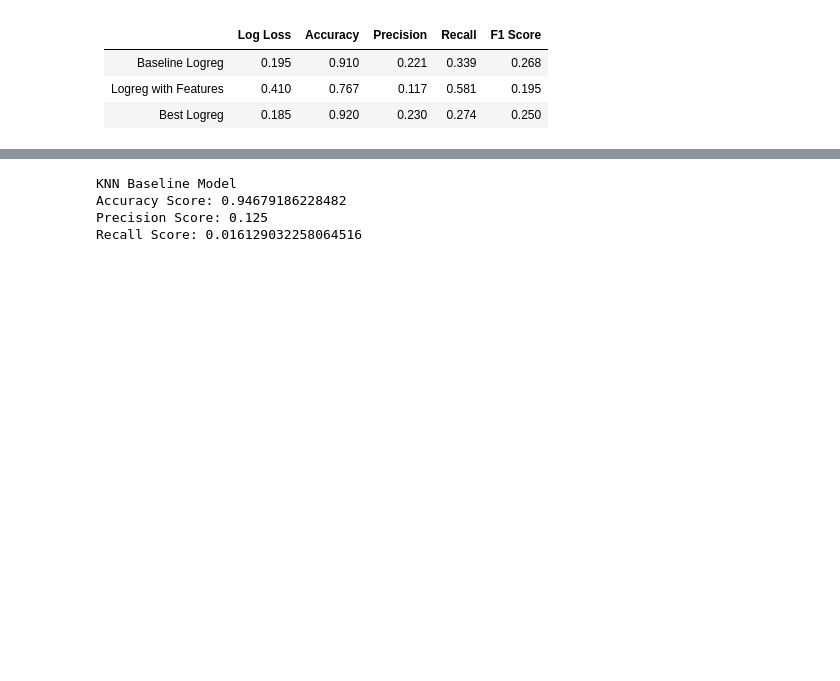
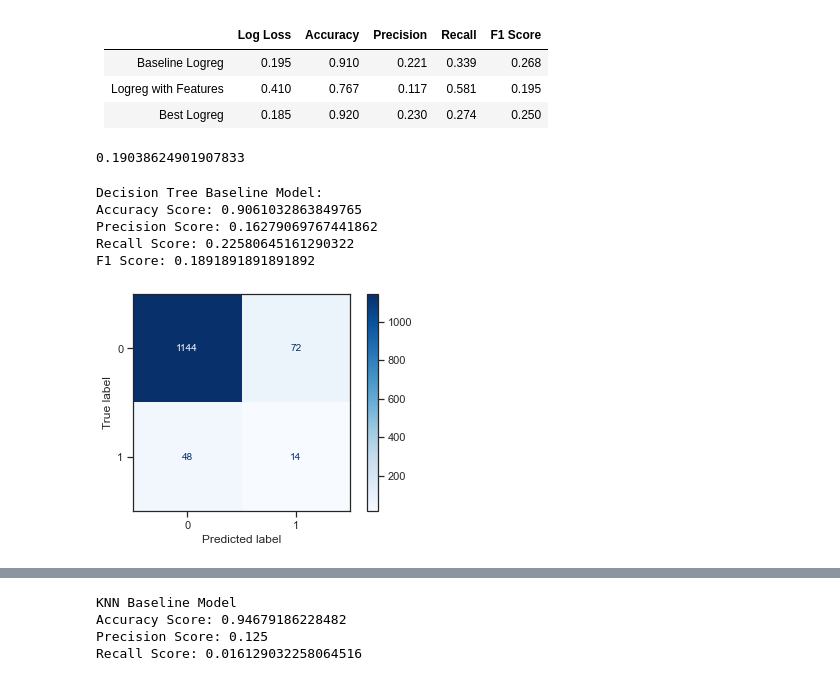
Before and after one commit to VolhaP87/Stroke_Prediction_Analysis, a Jupyter notebook: Stroke_prediction1.ipynb, the cells around one changed output, grey strips where cells are left out. Drawn from its saved outputs; the diff is of its cells as text; code cells hidden in the pictures; blank space fills up the shorter version.

Commit message:
decision tree model

```diff
--- a/Stroke_prediction1.ipynb
+++ b/Stroke_prediction1.ipynb
@@ -395,3 +395,29 @@ plot_confusion_matrix(logreg_best_model, X_test, y_test, cmap = plt.cm.Blues);
 | Baseline Logreg      | 0.195    | 0.910    | 0.221     | 0.339  | 0.268  |
 | Logreg with Features | 0.410    | 0.767    | 0.117     | 0.581  | 0.195  |
 | Best Logreg          | 0.185    | 0.920    | 0.230     | 0.274  | 0.250  |
+# %%
+from sklearn.tree import DecisionTreeClassifier
+dt_baseline_model = DecisionTreeClassifier(random_state=42)
+dt_baseline_neg_log_loss_cv = -cross_val_score(
+    dt_baseline_model,
+    X_train_resampled,
+    y_train_resampled,
+    scoring='neg_log_loss')
+logreg_best_neg_log_loss_cv.mean()
+# %% [output]
+0.19038624901907833
+# %%
+dt_baseline_model.fit(X_train_resampled, y_train_resampled)
+preds = dt_baseline_model.predict(X_test)
+print("Decision Tree Baseline Model:")
+print_metrics(y_test, preds)
+# %% [output]
+Decision Tree Baseline Model:
+Accuracy Score: 0.9061032863849765
+Precision Score: 0.16279069767441862
+Recall Score: 0.22580645161290322
+F1 Score: 0.1891891891891892
+# %%
+plot_confusion_matrix(dt_baseline_model, X_test, y_test, cmap = plt.cm.Blues);
+# %% [output]
+[figure, added]
```
Also changed, not shown: parts of 19 cells of this notebook.
